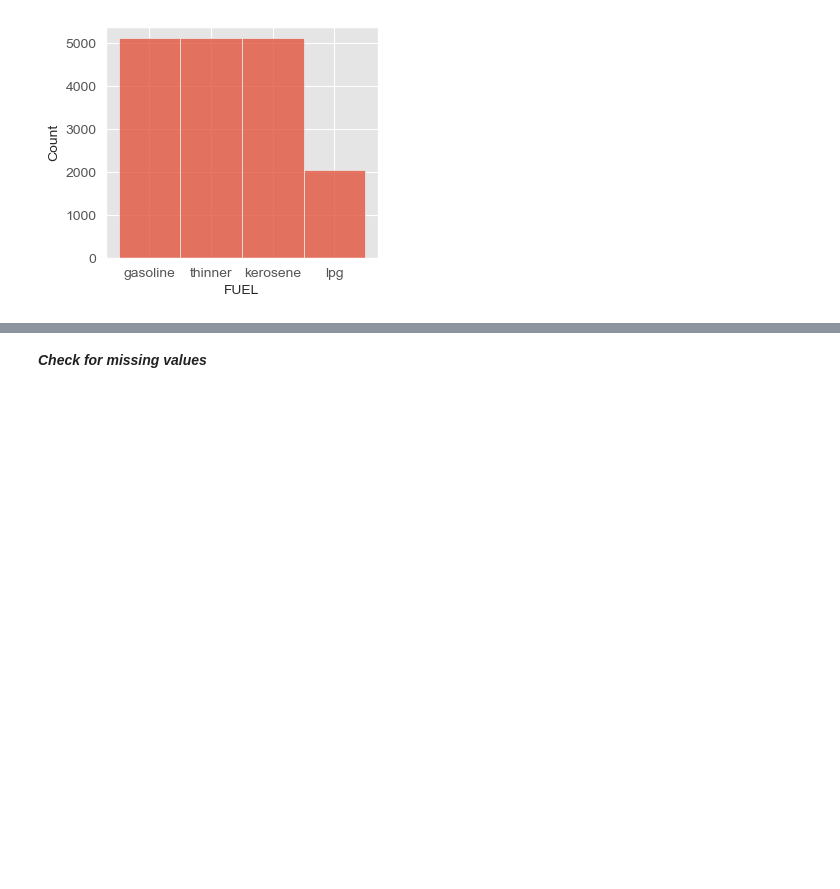
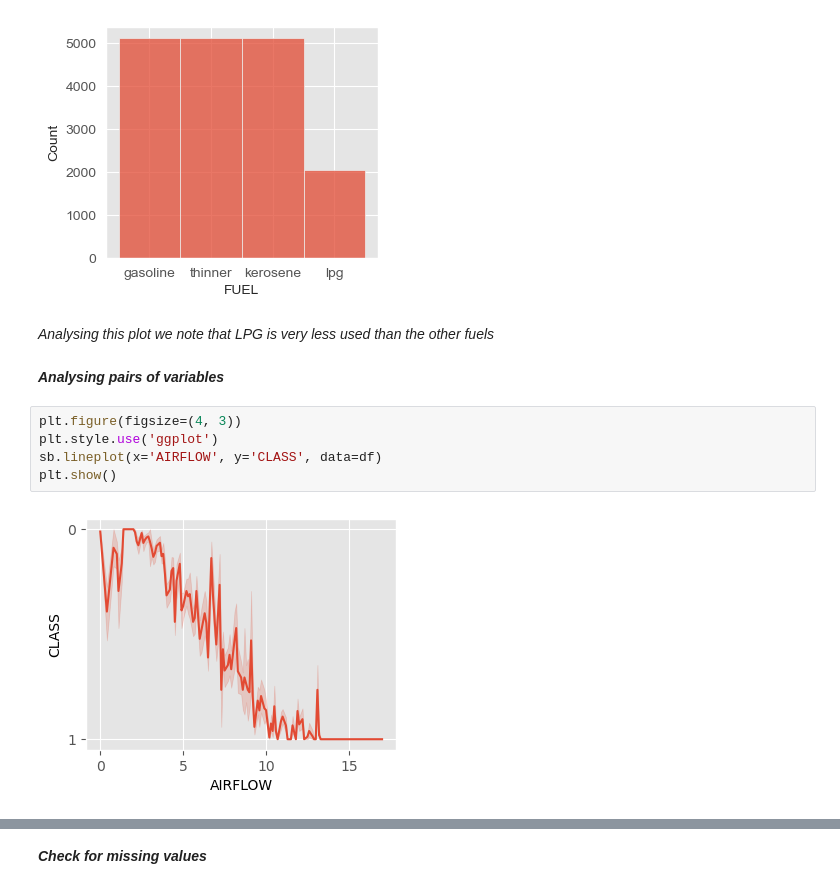
Before and after one commit to andre13l/iart-proj, a Jupyter notebook: Projeto2/proj.ipynb, the cells around one changed output, grey strips where cells are left out. Cells and saved outputs as stored; diff of their text form; blank space fills up the shorter version.

Commit message:
Data analysis updated

```diff
--- a/Projeto2/proj.ipynb
+++ b/Projeto2/proj.ipynb
@@ -83,3 +89,14 @@ sb.histplot(df.FUEL)
 # %% [output]
 <Axes: xlabel='FUEL', ylabel='Count'>
 [figure]
+# %% [markdown]
+*Analysing this plot we note that LPG is very less used than the other fuels*
+# %% [markdown]
+***Analysing pairs of variables***
+# %%
+plt.figure(figsize=(4, 3))
+plt.style.use('ggplot')
+sb.lineplot(x='AIRFLOW', y='CLASS', data=df)
+plt.show()
+# %% [output]
+[figure, added]
```
Also changed, not shown: parts of 16 cells of this notebook.
